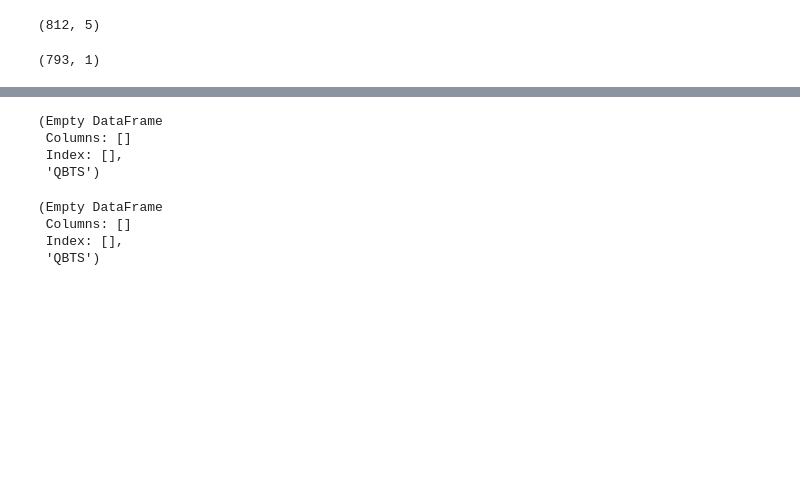
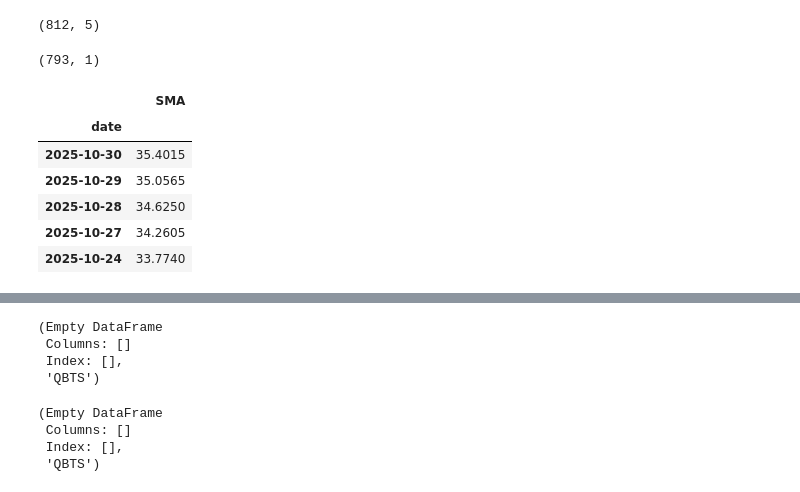
Before and after one commit to MWPerrineJr/my_portfolio, a Jupyter notebook: stock_analysis.ipynb, the cells around one changed output, grey strips where cells are left out. Drawn from its saved outputs; the diff is of its cells as text; code cells hidden in the pictures; blank space fills up the shorter version.

```diff
--- a/stock_analysis.ipynb
+++ b/stock_analysis.ipynb
@@ -80,3 +80,13 @@ qbts, meta = ta.get_sma(symbol='QBTS')
 qbts.shape
 # %% [output]
 (793, 1)
+# %%
+qbts.head()
+# %% [output]
+|  | SMA |
+| date |  |
+| 2025-10-30 | 35.4015 |
+| 2025-10-29 | 35.0565 |
+| 2025-10-28 | 34.6250 |
+| 2025-10-27 | 34.2605 |
+| 2025-10-24 | 33.7740 |
```
Also changed, not shown: parts of 5 cells of this notebook.
